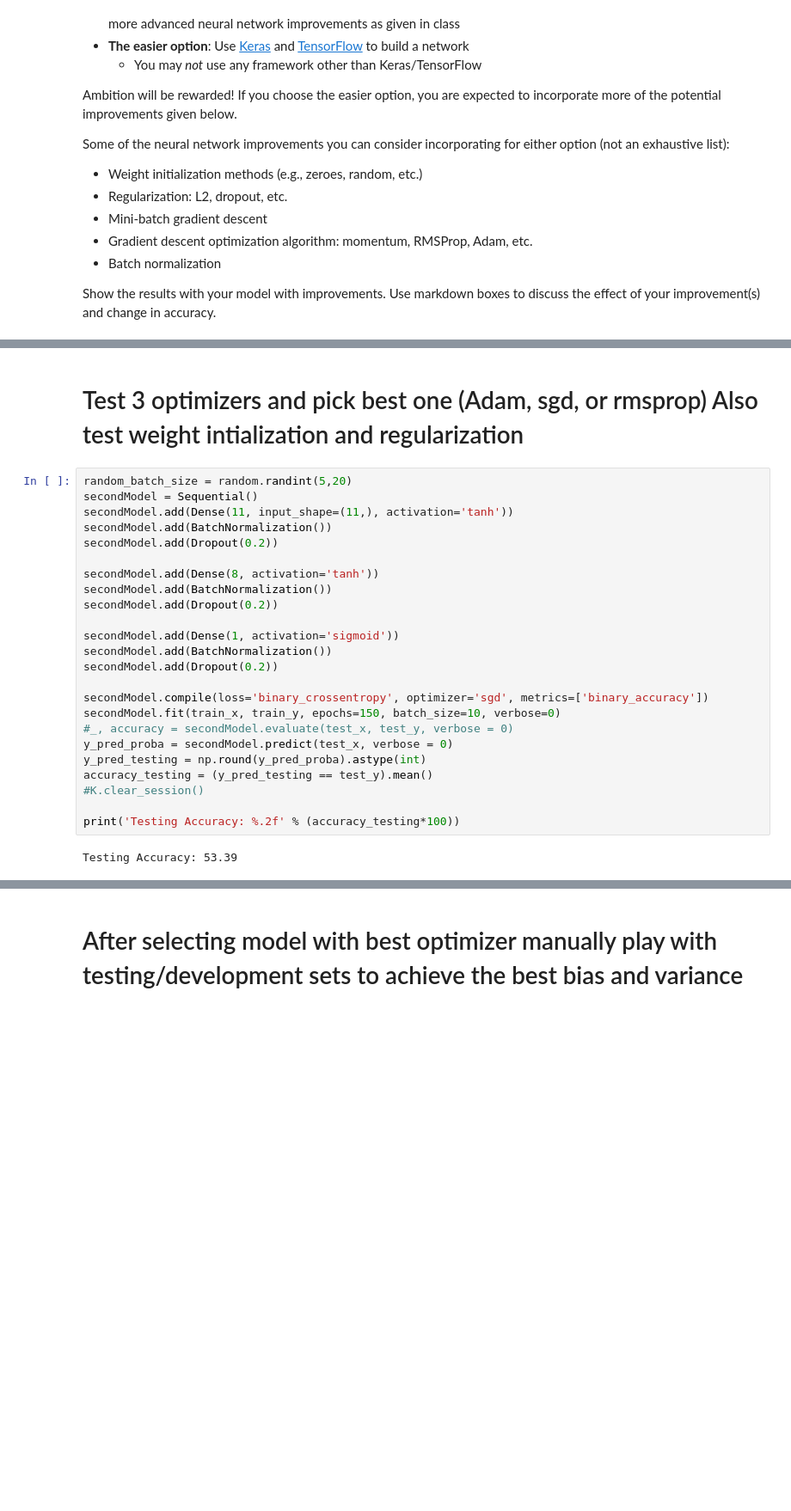
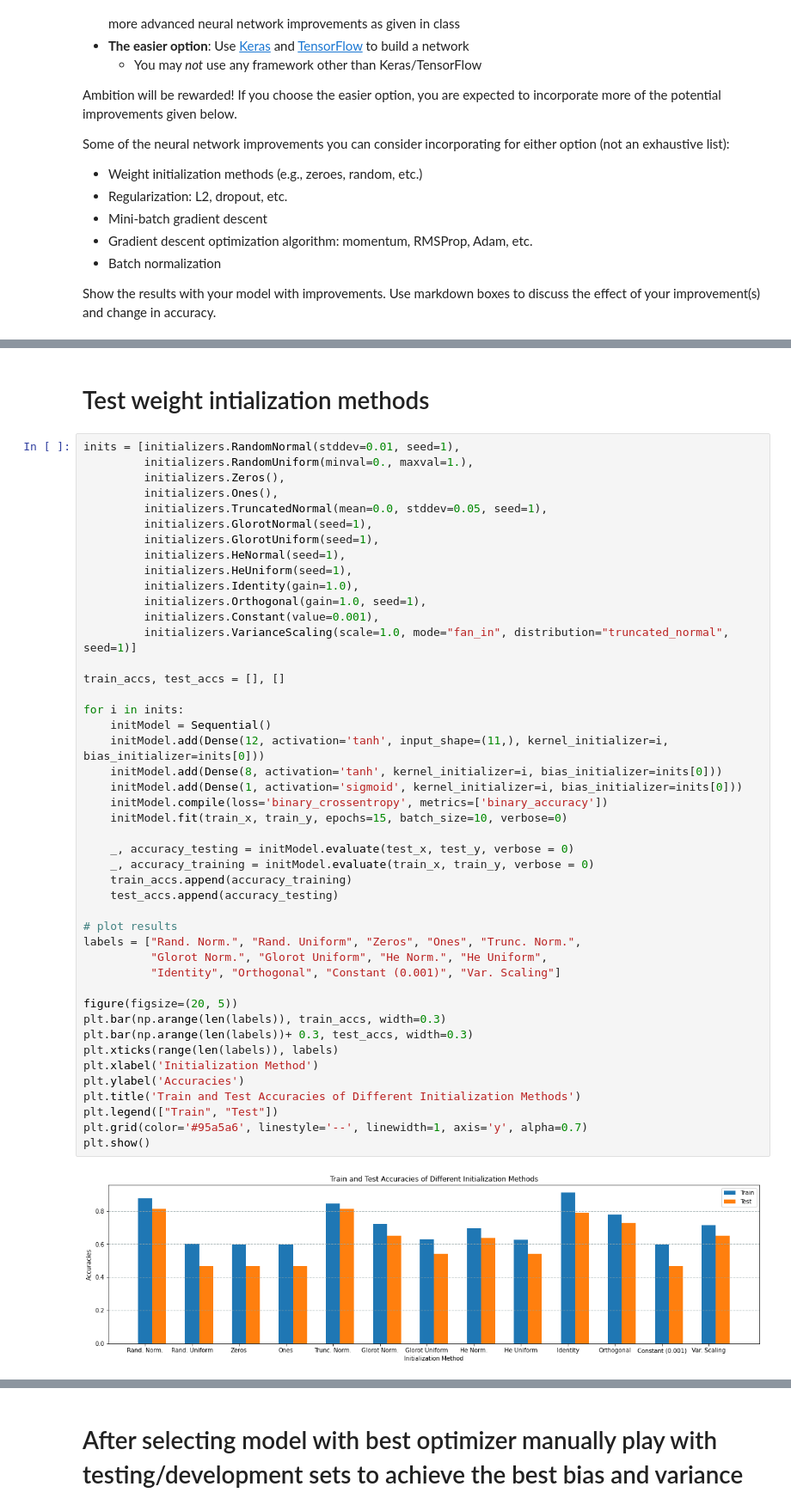
Before and after one commit to shawnzeeee/NeuralNetworkProject, a Jupyter notebook: Neural_Network_Project.ipynb, the cells around one changed output, grey strips where cells are left out. Shown: that part at 86% size. Saved outputs shown, nothing was run; the diff lists cells and outputs as text; blank space fills up the shorter version.

Commit message:
init and opt stuff

```diff
--- a/Neural_Network_Project.ipynb
+++ b/Neural_Network_Project.ipynb
@@ -464,28 +451,49 @@ Testing Accuracy: 53.39
-# %% [markdown]
-# Test 3 optimizers and pick best one (Adam, sgd, or rmsprop) Also test weight intialization and regularization
-# %%
-random_batch_size = random.randint(5,20)
-secondModel = Sequential()
-secondModel.add(Dense(11, input_shape=(11,), activation='tanh'))
-secondModel.add(BatchNormalization())
-secondModel.add(Dropout(0.2))
-
-secondModel.add(Dense(8, activation='tanh'))
-secondModel.add(BatchNormalization())
-secondModel.add(Dropout(0.2))
-
-secondModel.add(Dense(1, activation='sigmoid'))
-secondModel.add(BatchNormalization())
-secondModel.add(Dropout(0.2))
-
-secondModel.compile(loss='binary_crossentropy', optimizer='sgd', metrics=['binary_accuracy'])
-secondModel.fit(train_x, train_y, epochs=150, batch_size=10, verbose=0)
-#_, accuracy = secondModel.evaluate(test_x, test_y, verbose = 0)
-y_pred_proba = secondModel.predict(test_x, verbose = 0)
-y_pred_testing = np.round(y_pred_proba).astype(int)
-accuracy_testing = (y_pred_testing == test_y).mean()
-#K.clear_session()
-
-print('Testing Accuracy: %.2f' % (accuracy_testing*100))
-# %% [output]
-Testing Accuracy: 53.39
+# %% [markdown]
+# Test weight intialization methods
+# %%
+inits = [initializers.RandomNormal(stddev=0.01, seed=1),
+         initializers.RandomUniform(minval=0., maxval=1.),
+         initializers.Zeros(),
+         initializers.Ones(),
+         initializers.TruncatedNormal(mean=0.0, stddev=0.05, seed=1),
+         initializers.GlorotNormal(seed=1),
+         initializers.GlorotUniform(seed=1),
+         initializers.HeNormal(seed=1),
+         initializers.HeUniform(seed=1),
+         initializers.Identity(gain=1.0),
+         initializers.Orthogonal(gain=1.0, seed=1),
+         initializers.Constant(value=0.001),
+         initializers.VarianceScaling(scale=1.0, mode="fan_in", distribution="truncated_normal", seed=1)]
+
+train_accs, test_accs = [], []
+
+for i in inits:
+    initModel = Sequential()
+    initModel.add(Dense(12, activation='tanh', input_shape=(11,), kernel_initializer=i, bias_initializer=inits[0]))
+    initModel.add(Dense(8, activation='tanh', kernel_initializer=i, bias_initializer=inits[0]))
+    initModel.add(Dense(1, activation='sigmoid', kernel_initializer=i, bias_initializer=inits[0]))
+    initModel.compile(loss='binary_crossentropy', metrics=['binary_accuracy'])
+    initModel.fit(train_x, train_y, epochs=15, batch_size=10, verbose=0)
+
+    _, accuracy_testing = initModel.evaluate(test_x, test_y, verbose = 0)
+    _, accuracy_training = initModel.evaluate(train_x, train_y, verbose = 0)
+    train_accs.append(accuracy_training)
+    test_accs.append(accuracy_testing)
+
+# plot results
+labels = ["Rand. Norm.", "Rand. Uniform", "Zeros", "Ones", "Trunc. Norm.",
+          "Glorot Norm.", "Glorot Uniform", "He Norm.", "He Uniform",
+          "Identity", "Orthogonal", "Constant (0.001)", "Var. Scaling"]
+
+figure(figsize=(20, 5))
+plt.bar(np.arange(len(labels)), train_accs, width=0.3)
+plt.bar(np.arange(len(labels))+ 0.3, test_accs, width=0.3)
+plt.xticks(range(len(labels)), labels)
+plt.xlabel('Initialization Method')
+plt.ylabel('Accuracies')
+plt.title('Train and Test Accuracies of Different Initialization Methods')
+plt.legend(["Train", "Test"])
+plt.grid(color='#95a5a6', linestyle='--', linewidth=1, axis='y', alpha=0.7)
+plt.show()
+# %% [output]
+[figure, added]
```
Also changed, not shown: parts of 8 cells of this notebook.
